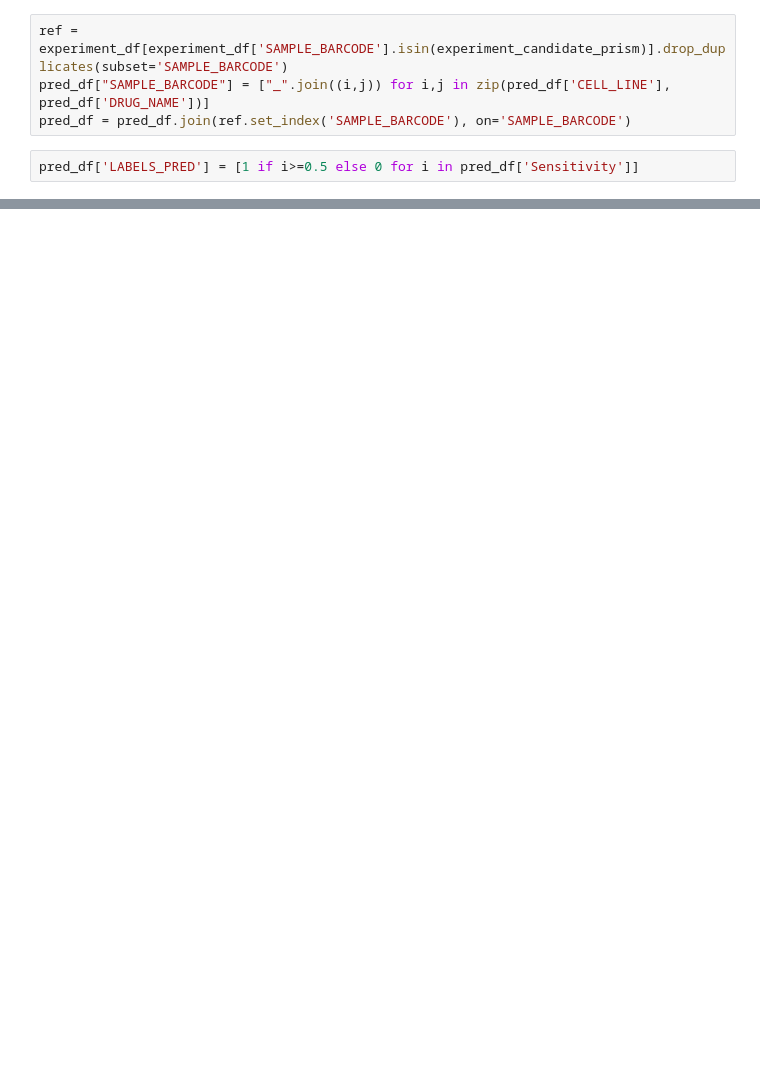
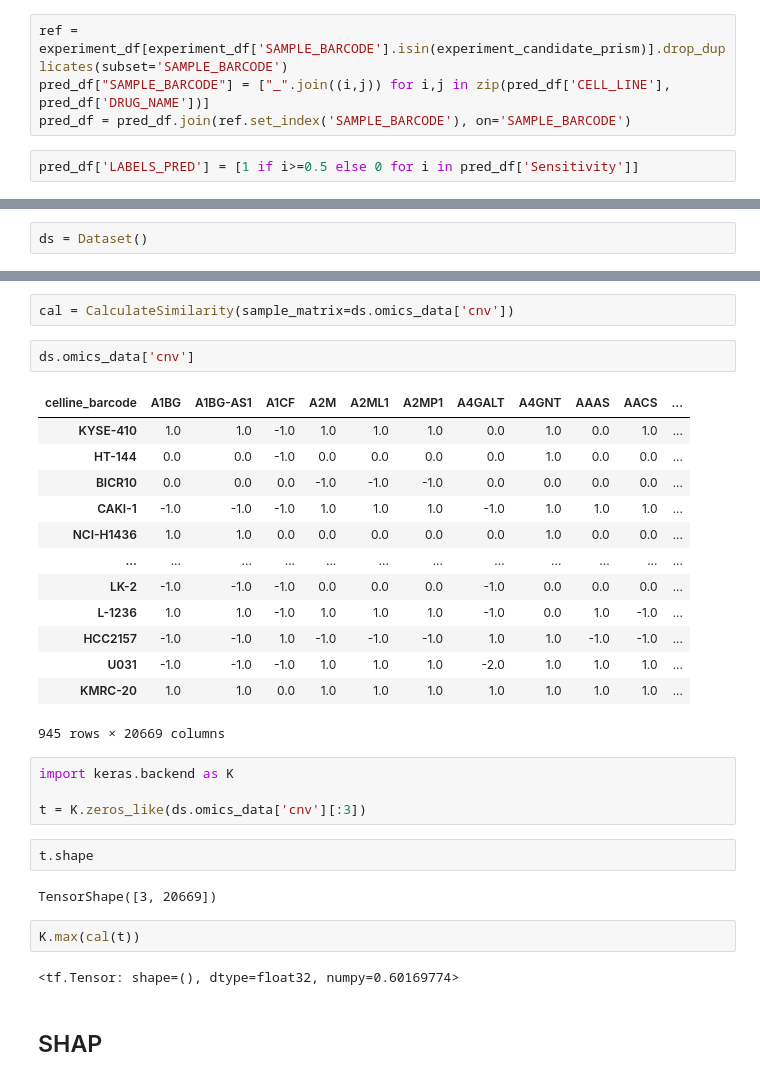
Before and after one commit to mglnbk/MGNet, a Jupyter notebook: analysis.ipynb, the cells around one changed output, grey strips where cells are left out. Drawn from its saved outputs; the diff is of its cells as text; blank space fills up the shorter version.

```diff
--- a/analysis.ipynb
+++ b/analysis.ipynb
@@ -299,0 +491,2 @@ disp.plot(cmap=plt.cm.Blues)
+# %%
+ds = Dataset()
@@ -299,0 +513,32 @@ disp.plot(cmap=plt.cm.Blues)
+# %%
+cal = CalculateSimilarity(sample_matrix=ds.omics_data['cnv'])
+# %%
+ds.omics_data['cnv']
+# %% [output]
+| celline_barcode | A1BG | A1BG-AS1 | A1CF | A2M | A2ML1 | A2MP1 | A4GALT | A4GNT | AAAS | AACS | ... |
+| KYSE-410 | 1.0 | 1.0 | -1.0 | 1.0 | 1.0 | 1.0 | 0.0 | 1.0 | 0.0 | 1.0 | ... |
+| HT-144 | 0.0 | 0.0 | -1.0 | 0.0 | 0.0 | 0.0 | 0.0 | 1.0 | 0.0 | 0.0 | ... |
+| BICR10 | 0.0 | 0.0 | 0.0 | -1.0 | -1.0 | -1.0 | 0.0 | 0.0 | 0.0 | 0.0 | ... |
+| CAKI-1 | -1.0 | -1.0 | -1.0 | 1.0 | 1.0 | 1.0 | -1.0 | 1.0 | 1.0 | 1.0 | ... |
+| NCI-H1436 | 1.0 | 1.0 | 0.0 | 0.0 | 0.0 | 0.0 | 0.0 | 1.0 | 0.0 | 0.0 | ... |
+| ... | ... | ... | ... | ... | ... | ... | ... | ... | ... | ... | ... |
+| LK-2 | -1.0 | -1.0 | -1.0 | 0.0 | 0.0 | 0.0 | -1.0 | 0.0 | 0.0 | 0.0 | ... |
+| L-1236 | 1.0 | 1.0 | -1.0 | 1.0 | 1.0 | 1.0 | -1.0 | 0.0 | 1.0 | -1.0 | ... |
+| HCC2157 | -1.0 | -1.0 | 1.0 | -1.0 | -1.0 | -1.0 | 1.0 | 1.0 | -1.0 | -1.0 | ... |
+| U031 | -1.0 | -1.0 | -1.0 | 1.0 | 1.0 | 1.0 | -2.0 | 1.0 | 1.0 | 1.0 | ... |
+| KMRC-20 | 1.0 | 1.0 | 0.0 | 1.0 | 1.0 | 1.0 | 1.0 | 1.0 | 1.0 | 1.0 | ... |
+945 rows × 20669 columns
+# %%
+import keras.backend as K
+
+t = K.zeros_like(ds.omics_data['cnv'][:3])
+# %%
+t.shape
+# %% [output]
+TensorShape([3, 20669])
+# %%
+K.max(cal(t))
+# %% [output]
+<tf.Tensor: shape=(), dtype=float32, numpy=0.60169774>
+# %% [markdown]
+## SHAP
```
Also changed, not shown: parts of 38 cells of this notebook, 6 other files.
